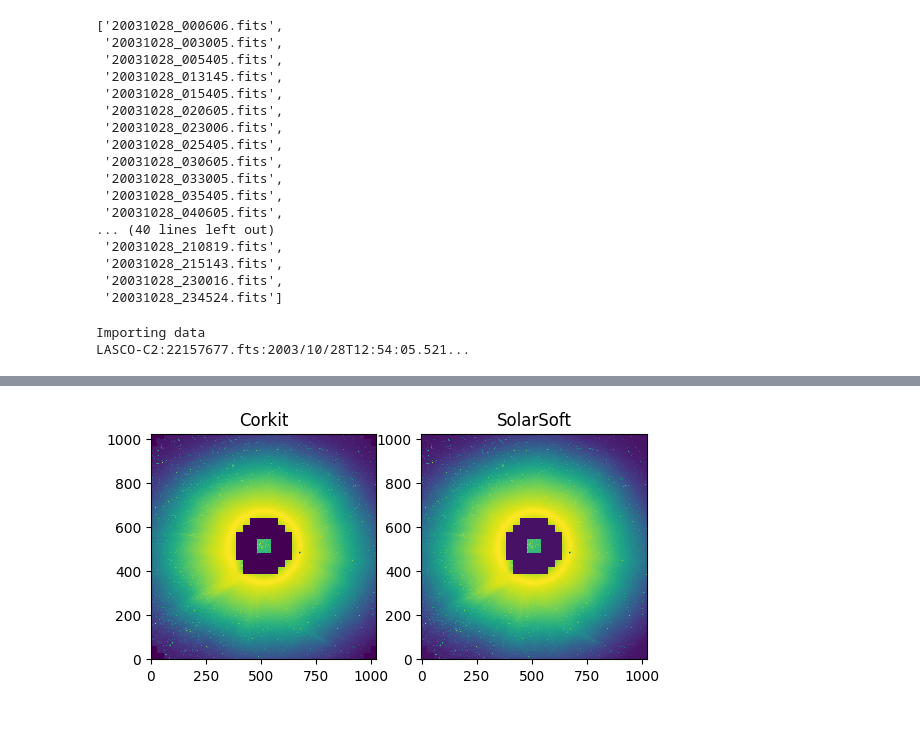
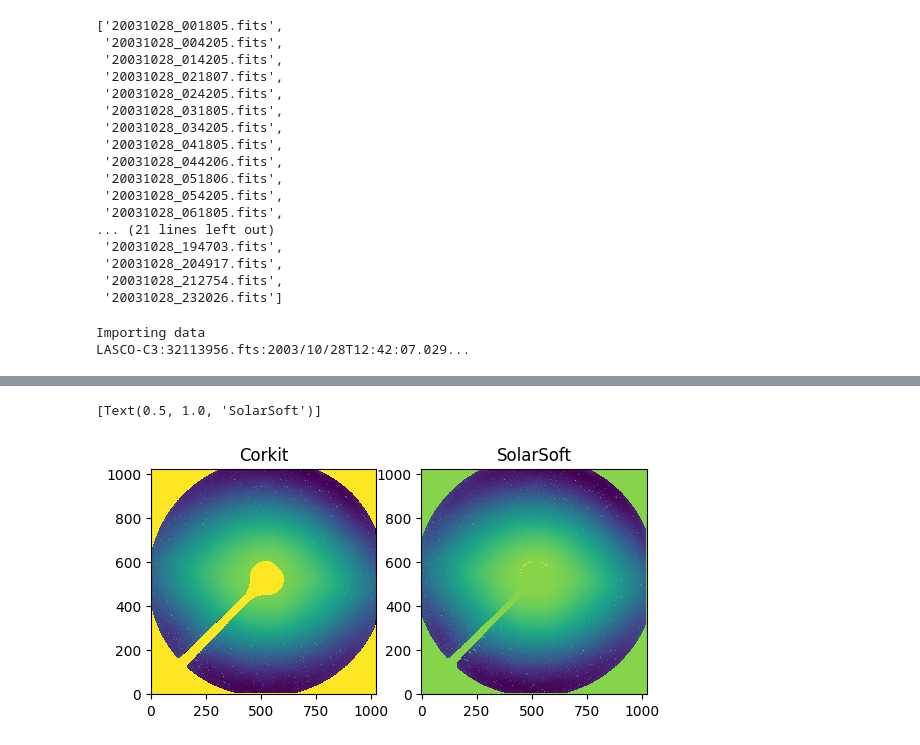
Before and after one commit to Jorgedavyd/CorKit, a Jupyter notebook: example.ipynb, the cells around one changed output, grey strips where cells are left out. Cells and saved outputs as stored; diff of their text form; code cells hidden in the pictures.

```diff
--- a/example.ipynb
+++ b/example.ipynb
@@ -16,39 +16,39 @@ lasco_down = downloader('c3', root = path) #C2 coronagraph
 
 await lasco_down(interval_time)
 # %%
-sorted(list(filter(lambda x: '20031028' in x, os.listdir(os.path.join(path, 'c2')))))
+sorted(list(filter(lambda x: '20031028' in x, os.listdir(os.path.join(path, 'c3')))))
 # %% [output]
-['20031028_000606.fits',
- '20031028_003005.fits',
- '20031028_005405.fits',
- '20031028_013145.fits',
- '20031028_015405.fits',
- '20031028_020605.fits',
- '20031028_023006.fits',
- '20031028_025405.fits',
- '20031028_030605.fits',
- '20031028_033005.fits',
- '20031028_035405.fits',
- '20031028_040605.fits',
-... (40 lines left out)
- '20031028_210819.fits',
- '20031028_215143.fits',
- '20031028_230016.fits',
- '20031028_234524.fits']
+['20031028_001805.fits',
+ '20031028_004205.fits',
+ '20031028_014205.fits',
+ '20031028_021807.fits',
+ '20031028_024205.fits',
+ '20031028_031805.fits',
+ '20031028_034205.fits',
+ '20031028_041805.fits',
+ '20031028_044206.fits',
+ '20031028_051806.fits',
+ '20031028_054205.fits',
+ '20031028_061805.fits',
+... (21 lines left out)
+ '20031028_194703.fits',
+ '20031028_204917.fits',
+ '20031028_212754.fits',
+ '20031028_232026.fits']
 # %%
 import matplotlib.pyplot as plt
 import matplotlib
 import copy
 import numpy as np
 from astropy.visualization import HistEqStretch, ImageNormalize
-from lasco import reduce_level_1
+from lasco import level_1
 from utils import FITS
 import os
 #official level 1
-img1, header1 = FITS('25157677.fits')
-file = os.path.join(path, 'c2', '20031028_125405.fits')
+img1, header1 = FITS('35113956.fits')
+file = os.path.join(path, 'c3', '20031028_124207.fits')
 #our level 1
-img, header = reduce_level_1(
+img, header = level_1(
     file,
     os.path.join(path, 'prueba.fits')
 )
@@ -72,4 +72,4 @@ ax[1].imshow(img1, norm=norm1, interpolation = 'nearest', origin = 'lower')
 ax[1].set(title = 'SolarSoft')
 # %% [output]
 Importing data
-LASCO-C2:22157677.fts:2003/10/28T12:54:05.521...
+LASCO-C3:32113956.fts:2003/10/28T12:42:07.029...
@@ -77 +77,2 @@ LASCO-C2:22157677.fts:2003/10/28T12:54:05.521...
+[Text(0.5, 1.0, 'SolarSoft')]
-[figure, old version]
+[figure, new version]
```
Also changed, not shown: parts of 1 cell of this notebook, 2 other files.
